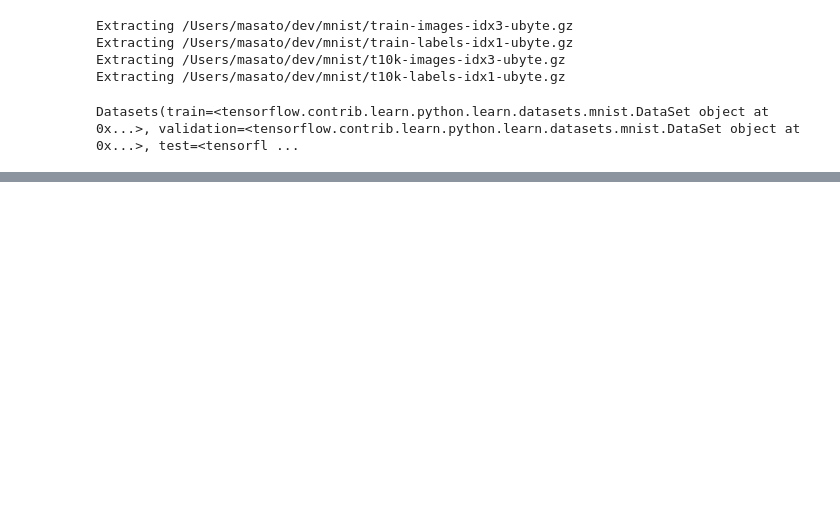
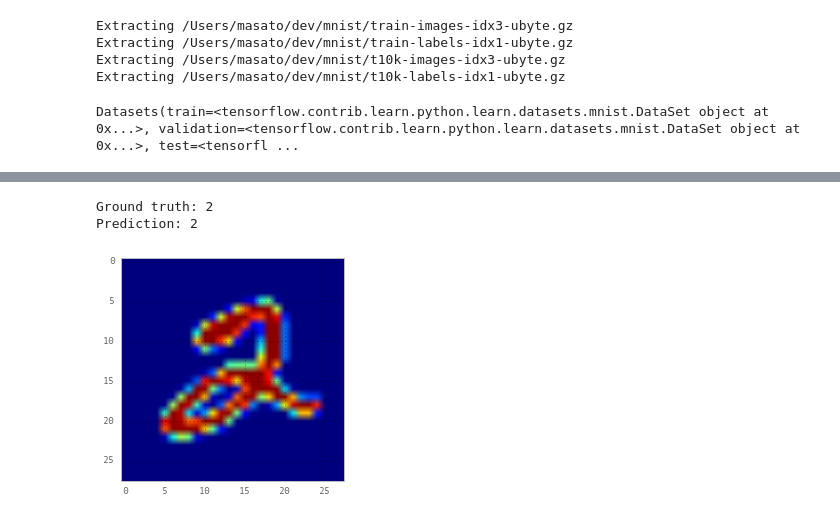
Before and after one commit to mhagiwara/one-month-challenge, a Jupyter notebook: 201702_TensorFlow.ipynb, the cells around one changed output, grey strips where cells are left out. Drawn from its saved outputs; the diff is of its cells as text; code cells hidden in the pictures; blank space fills up the shorter version.

```diff
--- a/201702_TensorFlow.ipynb
+++ b/201702_TensorFlow.ipynb
@@ -125,2 +125,13 @@ def mnist_inference(images, hidden1_untis, hidden2_units):
 
     return logits
+# %%
+def mnist_training(logits, labels, learning_rate):
+    labels = tf.to_int64(labels)
+    cross_entropy = tf.nn.sparse_softmax_cross_entropy_with_logits(
+        logits, labels, name='xentropy')
+    loss = tf.reduce_mean(cross_entropy, name='xentropy_man')
+    optimizer = tf.train.GradientDescentOptimizer(learning_rate)
+    global_step = tf.Variable(0, name='global_step', trainable=False)
+    train_op = optimizer.minimize(loss, global_step=global_step)
+
+    return train_op, loss
@@ -126,0 +159,15 @@ def mnist_inference(images, hidden1_untis, hidden2_units):
+# %%
+with tf.Session(graph=mnist_graph) as sess:
+    sess.run(init)
+
+    for step in xrange(MAX_STEPS):
+        images_feed, labels_feed = data_sets.train.next_batch(BATCH_SIZE)
+
+        _, loss_value = sess.run([train_op, loss],
+                                 feed_dict={images_placeholder: images_feed,
+                                            labels_placeholder: labels_feed})
+        if step % 1000 == 0:
+            print('Step %d: loss = %.2f' % (step, loss_value))
+
+    checkpoint_file = os.path.join(TRAIN_DIR, 'checkpoint')
+    saver.save(sess, checkpoint_file, global_step=step)
@@ -126,0 +177,23 @@ def mnist_inference(images, hidden1_untis, hidden2_units):
+# %%
+with tf.Session(graph=tf.Graph()) as sess:
+    saver = tf.train.import_meta_graph(
+        os.path.join(TRAIN_DIR, 'checkpoint-1999.meta'))
+    saver.restore(
+        sess, os.path.join(TRAIN_DIR, 'checkpoint-1999'))
+
+    logits = tf.get_collection('logits')[0]
+    images_placeholder = tf.get_collection('images')[0]
+    labels_placeholder = tf.get_collection('labels')[0]
+
+    eval_op = tf.nn.top_k(logits)
+
+    images_feed, labels_feed = data_sets.validation.next_batch(EVAL_BATCH_SIZE)
+    imgplot = plt.imshow(np.reshape(images_feed, (28, 28)))
+    prediction = sess.run(eval_op,
+                         feed_dict={images_placeholder: images_feed,
+                                    labels_placeholder: labels_feed})
+    print('Ground truth: %d\nPrediction: %d' % (labels_feed, prediction.indices[0][0]))
+# %% [output]
+Ground truth: 2
+Prediction: 2
+[figure, added]
```
Also changed, not shown: parts of 7 cells of this notebook.
